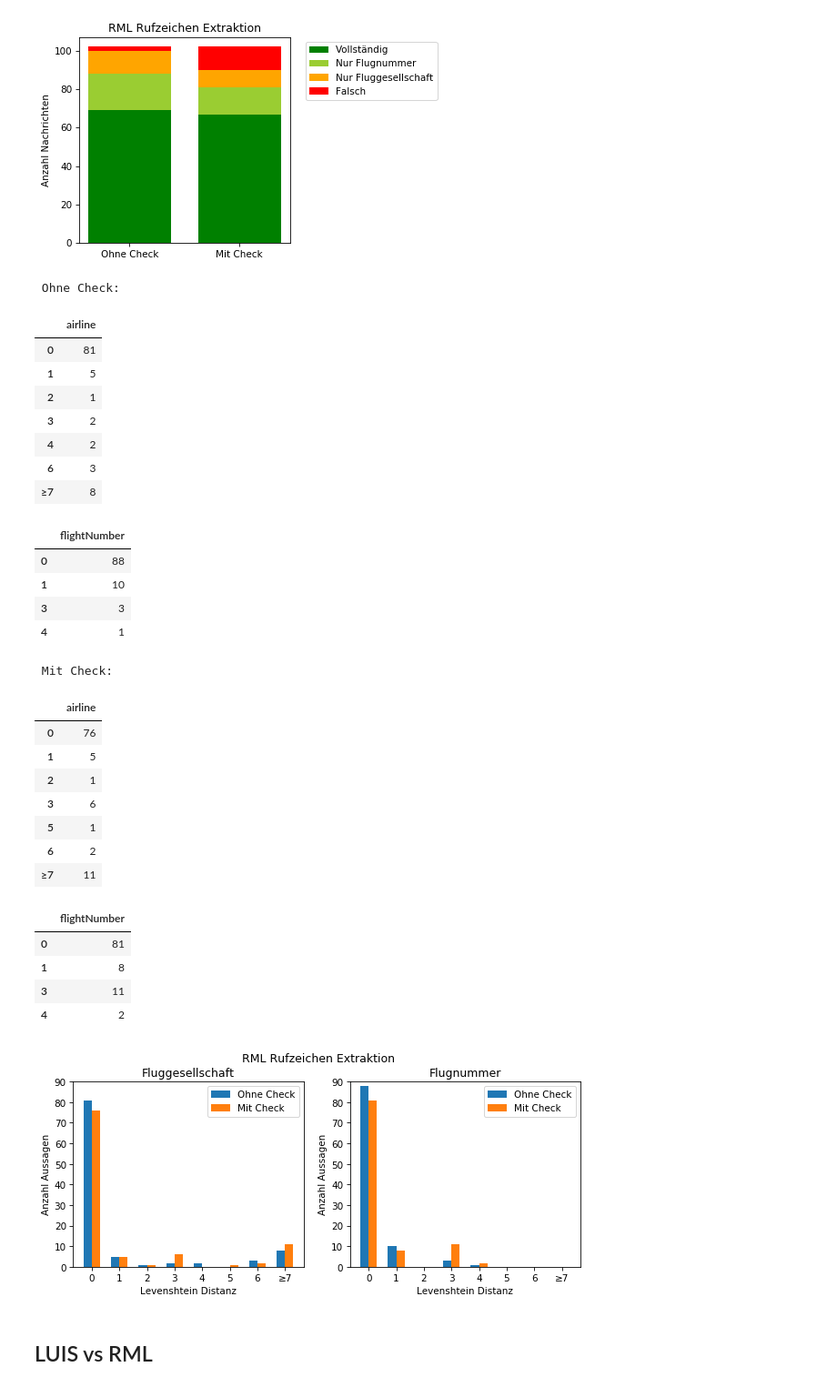
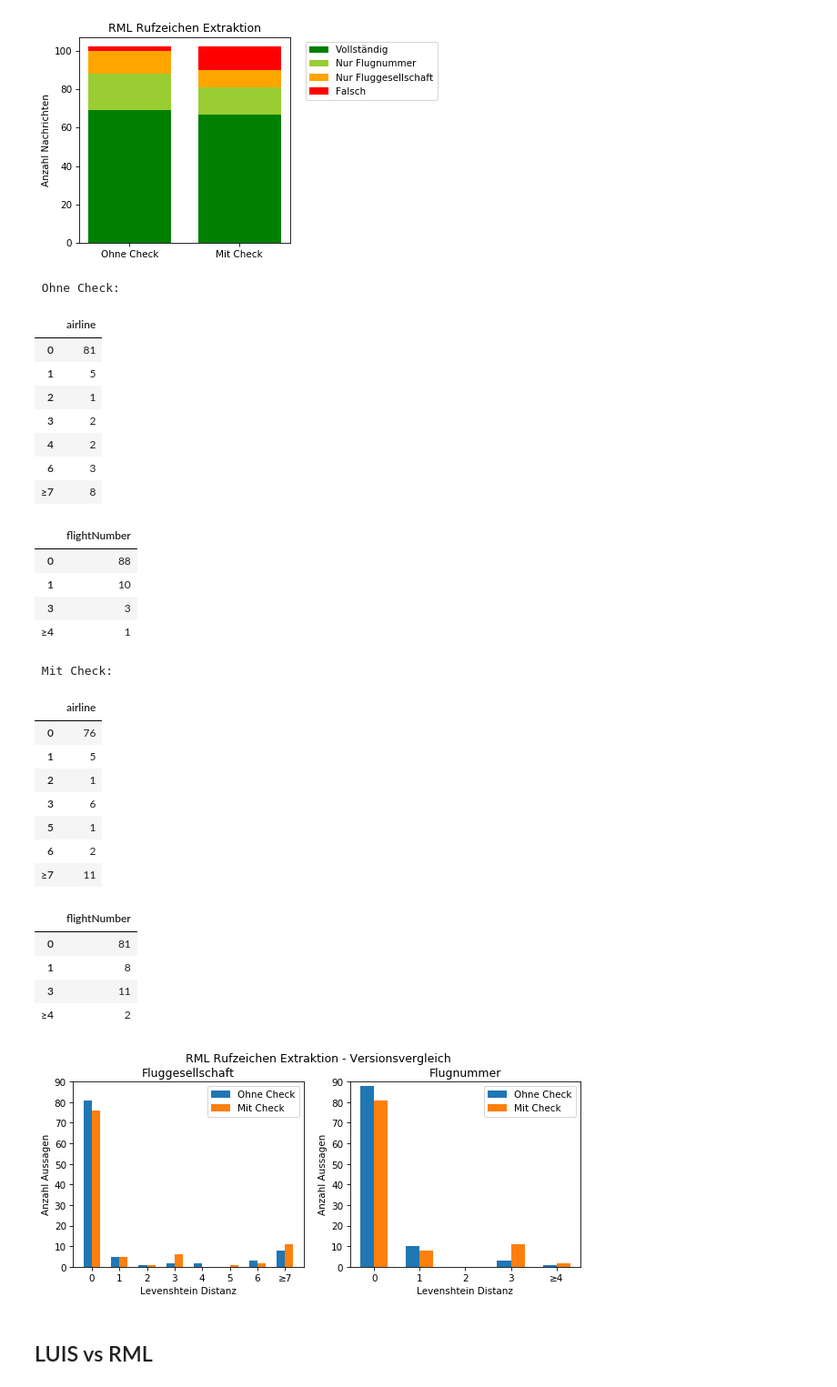
Before and after one commit to vettaioa/FluLoS-Code, a Jupyter notebook: calculation/context/ContextErrorRate.ipynb, the cells around one changed output. Shown at 91% size. Saved outputs shown, nothing was run; the diff lists cells and outputs as text; code cells hidden in the pictures.

Commit message:
diagrams rc1.3

```diff
--- a/calculation/context/ContextErrorRate.ipynb
+++ b/calculation/context/ContextErrorRate.ipynb
@@ -1193,7 +1193,7 @@ for rec in dataRmlVs.datarecords:
 
         key = str(int(rmlAirlineLevenshtein)) if rmlAirlineLevenshtein is not None and int(rmlAirlineLevenshtein) < 7 else '≥7'
         rmlVsCallSignDistance[version]['airline'][key] = rmlVsCallSignDistance[version]['airline'].get(key, 0) + 1
-        key = str(int(rmlFlightnrLevenshtein)) if rmlFlightnrLevenshtein is not None and int(rmlFlightnrLevenshtein) < 7 else '≥7'
+        key = str(int(rmlFlightnrLevenshtein)) if rmlFlightnrLevenshtein is not None and int(rmlFlightnrLevenshtein) < 4 else '≥4'
         rmlVsCallSignDistance[version]['flightNumber'][key] = rmlVsCallSignDistance[version]['flightNumber'].get(key, 0) + 1
 # %%
 # Rufzeichen Korrekt
@@ -1255,7 +1255,7 @@ for v in dataRmlVs.versions:
 | 0 | 88 |
 | 1 | 10 |
 | 3 | 3 |
-| 4 | 1 |
+| ≥4 | 1 |
  Mit Check:
 |  | airline |
 | 0 | 76 |
@@ -1269,7 +1269,7 @@ for v in dataRmlVs.versions:
 | 0 | 81 |
 | 1 | 8 |
 | 3 | 11 |
-| 4 | 2 |
+| ≥4 | 2 |
 # %%
 plt.figure(figsize=(9.6, 3.6), dpi=75)
 plt.subplot(1, 2, 1)
@@ -1279,6 +1279,7 @@ labels = [str(k) for k in list(range(0,7))] + ['≥7']
 N = len(labels)
 ind = np.arange(N)
 width = 0.3
+
 
 i = 0
 for v in dataRmlVs.versions:
@@ -1289,34 +1290,40 @@ for v in dataRmlVs.versions:
 
 plt.xticks(ind + 0.5 * width, labels)
 plt.gca().yaxis.get_major_locator().set_params(integer=True)
 
 plt.title('Fluggesellschaft')
 plt.ylabel('Anzahl Aussagen')
 plt.xlabel('Levenshtein Distanz')
 plt.ylim(top=90)
 plt.legend(loc='best')
 
 plt.subplot(1, 2, 2)
 
+labels = [str(k) for k in list(range(0,4))] + ['≥4']
+
+N = len(labels)
+ind = np.arange(N)
+width = 0.3
+
 i = 0
 for v in dataRmlVs.versions:
     values = [rmlVsCallSignDistance[v]['flightNumber'].get(ld, 0) for ld in labels]
     plt.bar(ind + (width * i), values, width, label=rmlVsLabel[v])
 
     i += 1 #increment for offset
 
 plt.xticks(ind + 0.5 * width, labels)
 plt.gca().yaxis.get_major_locator().set_params(integer=True)
 
 plt.title('Flugnummer')
 plt.ylabel('Anzahl Aussagen')
 plt.xlabel('Levenshtein Distanz')
 plt.ylim(top=90)
 plt.legend(loc='best')
 
-plt.suptitle('RML Rufzeichen Extraktion', y=1)
+plt.suptitle('RML Rufzeichen Extraktion - Versionsvergleich', y=1)
 plt.show()
 # %% [output]
-[figure, old version]
+[figure, new version]
 # %% [markdown]
 ## LUIS vs RML
```
Also changed, not shown: parts of 4 cells of this notebook.
